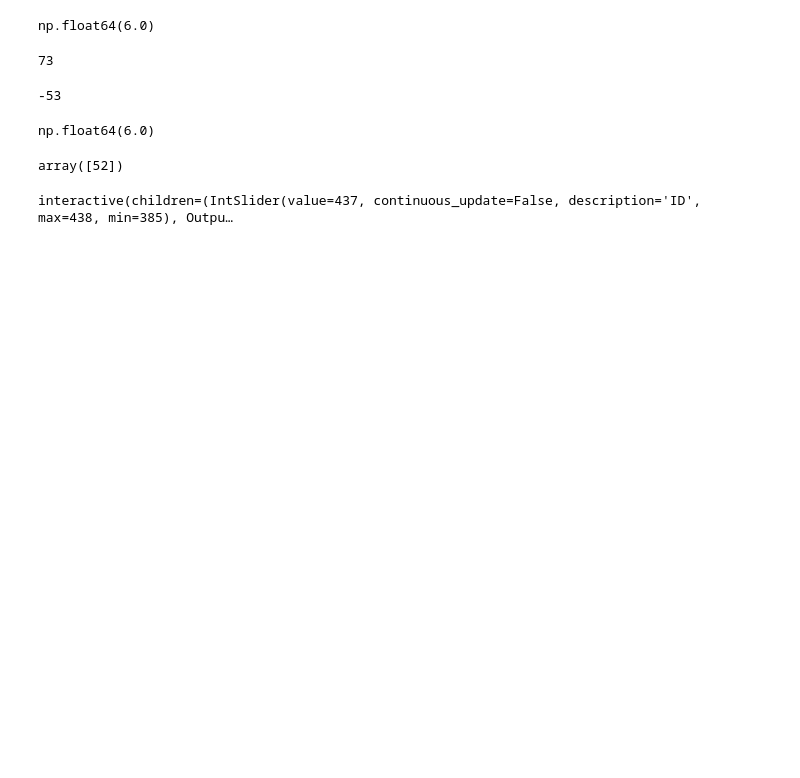
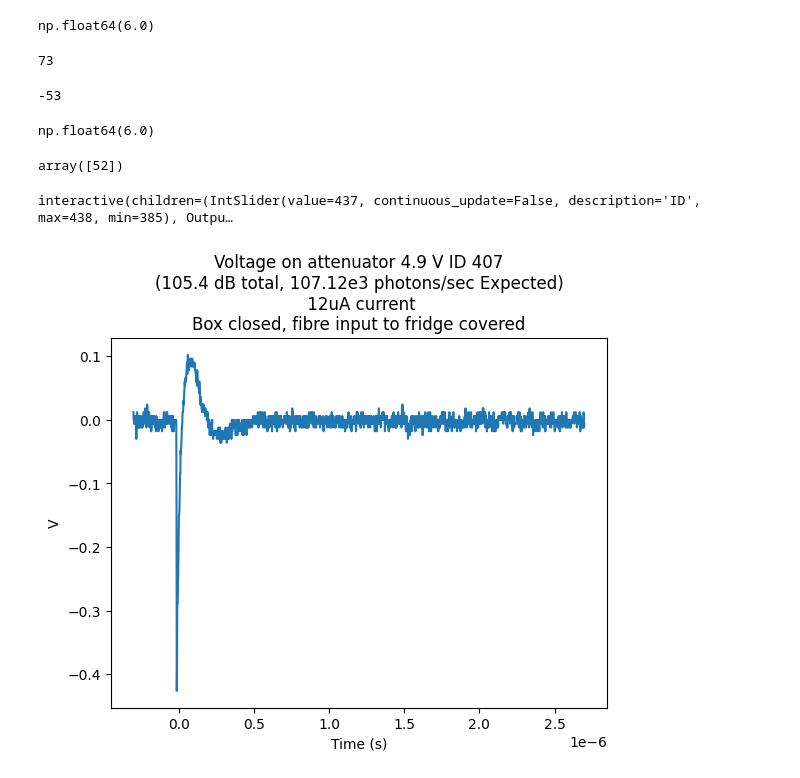
Before and after one commit to QNLSydney/snspd, a Jupyter notebook: SNSPD2/SNSPD4_1_Trace_Capture_Analysis.ipynb, the cells around one changed output. Drawn from its saved outputs; the diff is of its cells as text; code cells hidden in the pictures; blank space fills up the shorter version.

Commit message:
Trace capture analysis calculations for SNSPD1. Aiming to extract rise and fall time parameters

```diff
--- a/SNSPD2/SNSPD4_1_Trace_Capture_Analysis.ipynb
+++ b/SNSPD2/SNSPD4_1_Trace_Capture_Analysis.ipynb
@@ -242,3 +242,26 @@ interact(plot_trace, ID=IntSlider(min=385, max=438, step=1, value=437,
                                   continuous_update=False));
 # %% [output]
 interactive(children=(IntSlider(value=437, continuous_update=False, description='ID', max=438, min=385), Outpu…
+# %%
+ID = 407
+data = load_by_id(ID).get_parameter_data()
+trace = data['trace']['trace']
+time_axis = data['time_axis']['time_axis']
+v_attenuator = data['v_attenuator']['v_attenuator'][0]
+conditions = 'Box closed, fibre input to fridge covered'
+
+data = load_by_id(params.att_info_id).get_parameter_data()
+idx = np.isclose(data['v_attenuator']['v_attenuator'], v_attenuator, rtol=0.0025).nonzero()[0]
+total_attenuation = float(data['total_attenuation']['total_attenuation'][idx][0])
+Nphotons = float(data['Nphotons']['Nphotons'][idx][0])
+plt.plot(time_axis, trace)
+plt.title(
+    f'Voltage on attenuator {v_attenuator} V ID {ID}\n'
+    f'({total_attenuation:.1f} dB total, {Nphotons*1e-3:.2f}e3 photons/sec Expected)\n'
+    f' 12uA current\n{conditions}'
+)
+plt.ylabel('V')
+plt.xlabel('Time (s)')
+plt.show()
+# %% [output]
+[figure, added]
```
Also changed, not shown: parts of 3 cells of this notebook, 3 other files.
